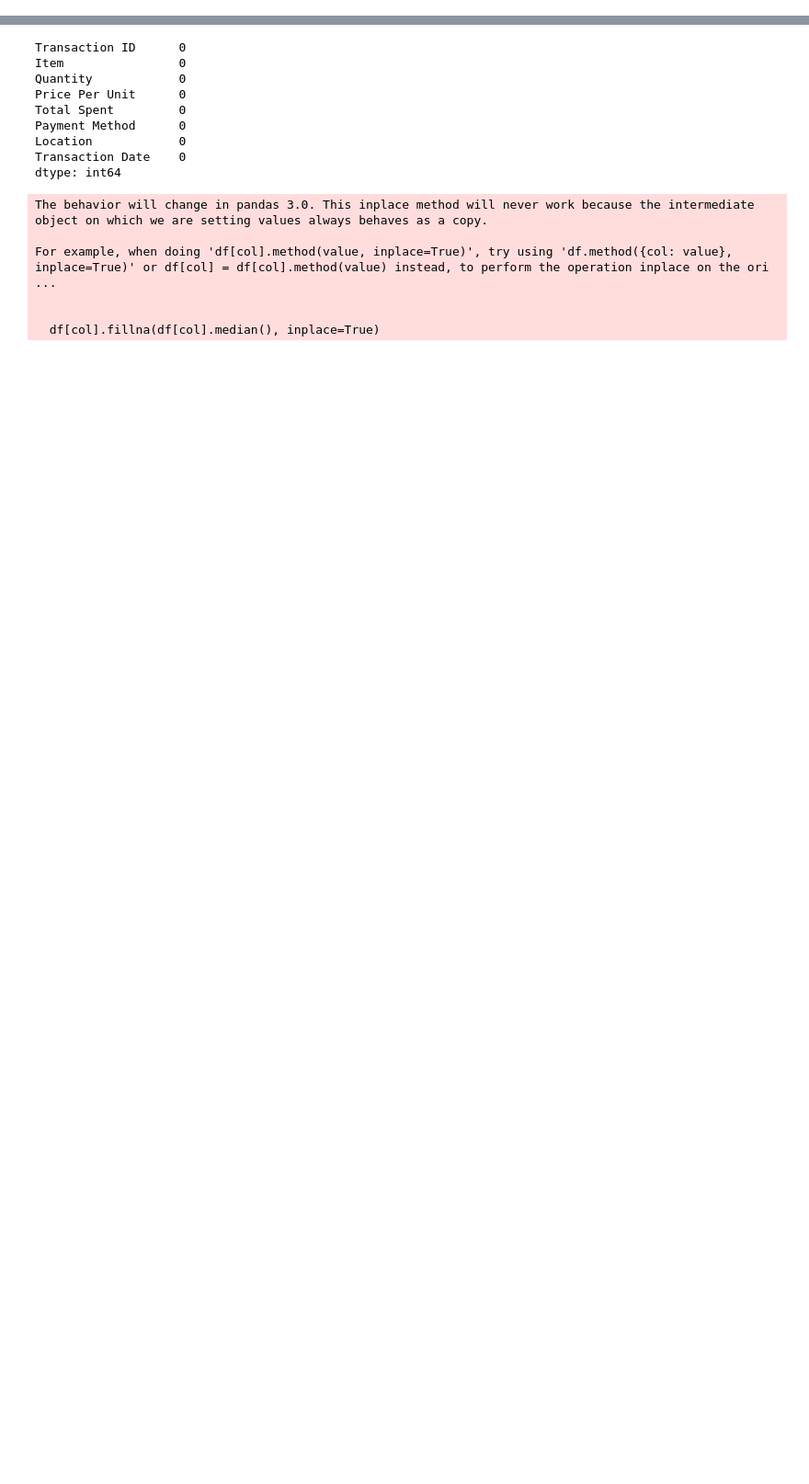
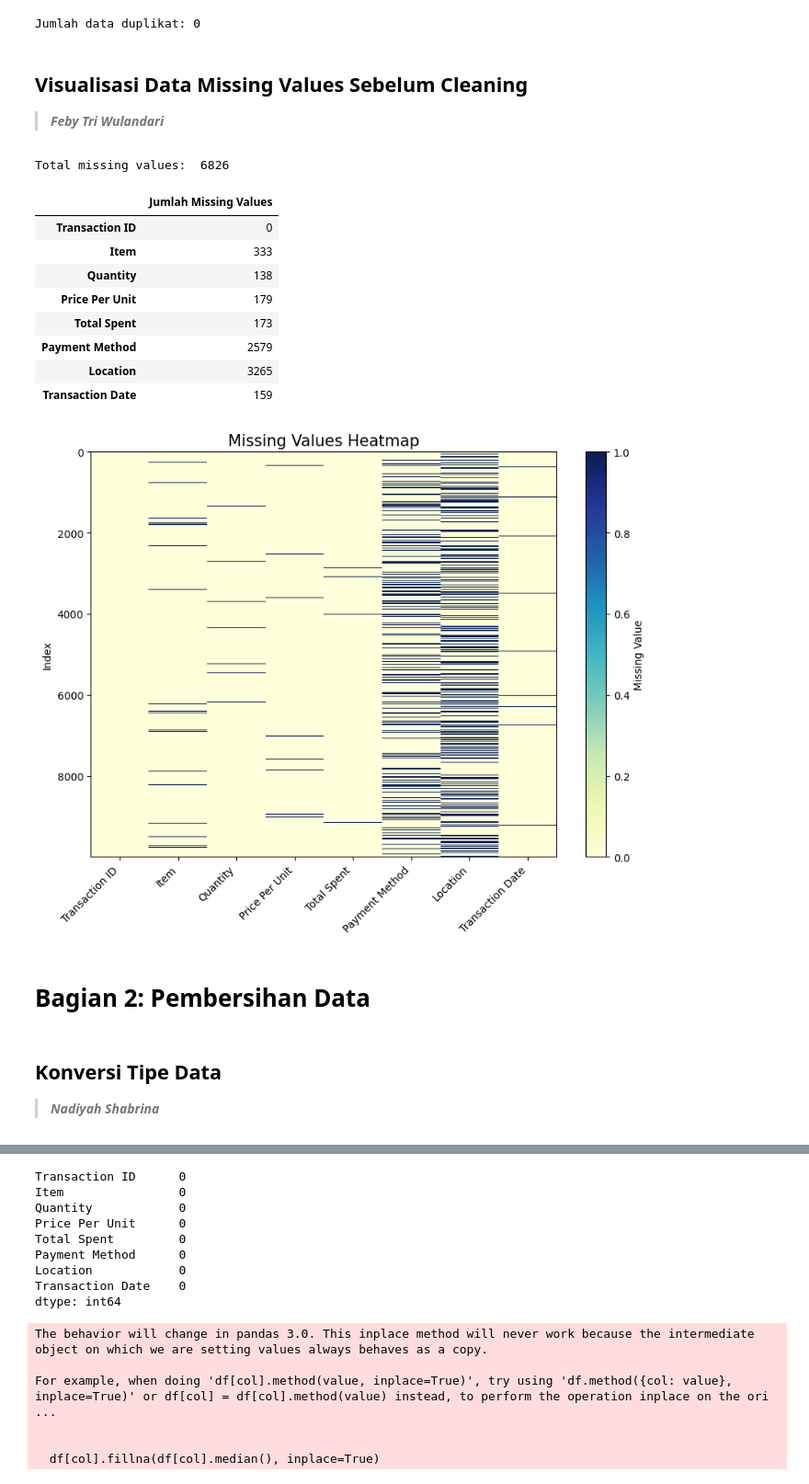
Before and after one commit to feby-tw/ta1-introds-group4, a Jupyter notebook: team-assignment-1.ipynb, the cells around one changed output, grey strips where cells are left out. Shown at 92% size. Cells and saved outputs as stored; diff of their text form; code cells hidden in the pictures; blank space fills up the shorter version.

```diff
--- a/team-assignment-1.ipynb
+++ b/team-assignment-1.ipynb
@@ -6,3 +27,4 @@ import pandas as pd
 # %%
-df = pd.read_csv("/content/dirty_cafe_sales.csv")
+# Load Dataset
+df = pd.read_csv('dirty_cafe_sales.csv')
 # %% [markdown]
@@ -49,0 +93,41 @@ Jumlah data duplikat: 0
+# %%
+# cek duplicate data
+print("Jumlah data duplikat:", df.duplicated().sum())
+# %% [output]
+Jumlah data duplikat: 0
+# %% [markdown]
+## Visualisasi Data Missing Values Sebelum Cleaning
+> ***Feby Tri Wulandari***
+# %%
+# Visualisasi data missing value sebelum dilakukan pembersihan data
+
+print('Total missing values: ',df.isnull().sum().sum())
+
+missing_df = pd.DataFrame(df.isna().sum(), columns=['Jumlah Missing Values'])
+display(missing_df)
+
+# Visualisasi missing values
+plt.figure(figsize=(10,7))
+plt.imshow(df.isnull(), cmap='YlGnBu', interpolation='none', aspect='auto')
+plt.colorbar(label='Missing Value')
+plt.title('Missing Values Heatmap', fontsize=15)
+plt.xticks(ticks=np.arange(len(df.columns)), labels=df.columns, rotation=45, ha='right')
+plt.ylabel('Index')
+plt.show()
+# %% [output]
+Total missing values:  6826
+|  | Jumlah Missing Values |
+| Transaction ID | 0 |
+| Item | 333 |
+| Quantity | 138 |
+| Price Per Unit | 179 |
+| Total Spent | 173 |
+| Payment Method | 2579 |
+| Location | 3265 |
+| Transaction Date | 159 |
+[figure, added]
+# %% [markdown]
+# Bagian 2: Pembersihan Data
+# %% [markdown]
+## Konversi Tipe Data
+> ***Nadiyah Shabrina***
```
Also changed, not shown: parts of 34 cells of this notebook.
